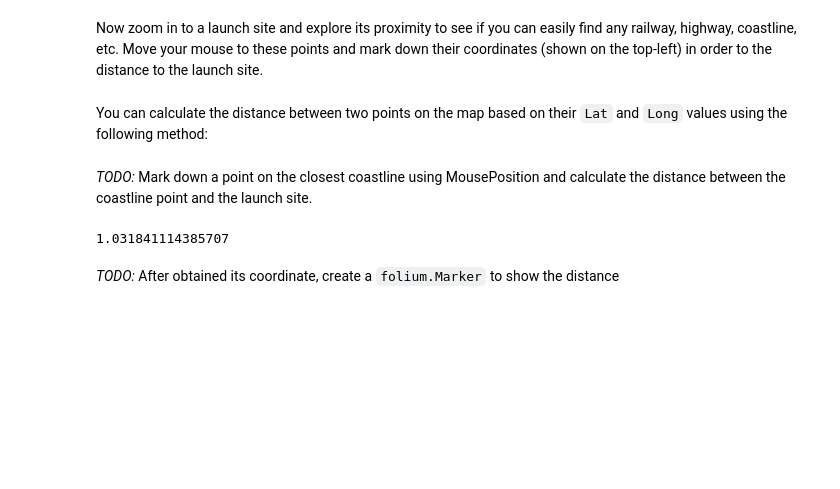
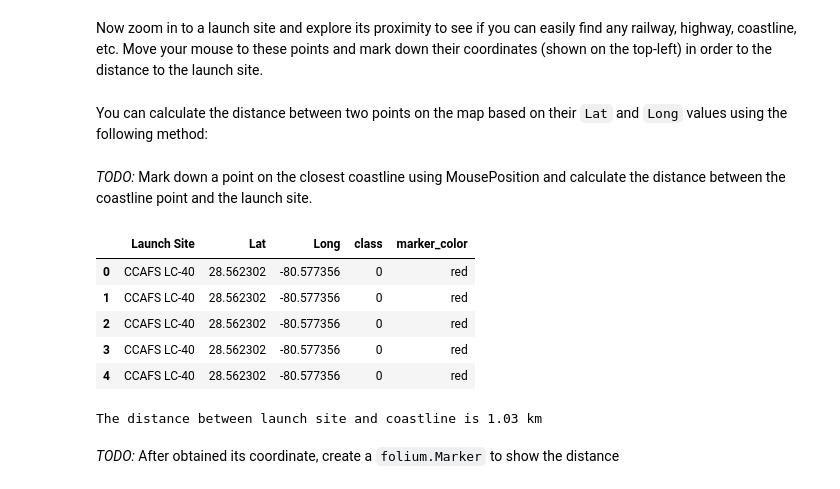
Before and after one commit to darwin-garcia/IBM-Data-Science, a Jupyter notebook: Capstone/lab-jupyter-launch-site-location-v2.ipynb, the cells around one changed output. Saved outputs shown, nothing was run; the diff lists cells and outputs as text; code cells hidden in the pictures; blank space fills up the shorter version.

```diff
--- a/Capstone/lab-jupyter-launch-site-location-v2.ipynb
+++ b/Capstone/lab-jupyter-launch-site-location-v2.ipynb
@@ -303,6 +325,15 @@ def calculate_distance(lat1, lon1, lat2, lon2):
     return distance
 # %% [markdown]
 _TODO:_ Mark down a point on the closest coastline using MousePosition and calculate the distance between the coastline point and the launch site.
+# %%
+spacex_df.head()
+# %% [output]
+|  | Launch Site | Lat | Long | class | marker_color |
+| 0 | CCAFS LC-40 | 28.562302 | -80.577356 | 0 | red |
+| 1 | CCAFS LC-40 | 28.562302 | -80.577356 | 0 | red |
+| 2 | CCAFS LC-40 | 28.562302 | -80.577356 | 0 | red |
+| 3 | CCAFS LC-40 | 28.562302 | -80.577356 | 0 | red |
+| 4 | CCAFS LC-40 | 28.562302 | -80.577356 | 0 | red |
 # %%
 # find coordinate of the closet coastline
 # e.g.,: Lat: 28.56367  Lon: -80.57163
@@ -311,14 +342,15 @@ launch_site_lat = 28.56367
 launch_site_lon = -80.57683
 coastline_lat = 28.56348
 coastline_lon = -80.56627
+
 distance_coastline = calculate_distance(launch_site_lat, launch_site_lon, coastline_lat, coastline_lon)
 
 coordinate = [launch_site_lat, launch_site_lon]
 coastline_coordinate = [coastline_lat, coastline_lon]
 
-distance_coastline
+print(f"The distance between launch site and coastline is {distance_coastline:.2f} km")
 # %% [output]
-1.031841114385707
+The distance between launch site and coastline is 1.03 km
 # %% [markdown]
 _TODO:_ After obtained its coordinate, create a `folium.Marker` to show the distance
 # %%
```
Also changed, not shown: parts of 5 cells of this notebook, 1 other file.
